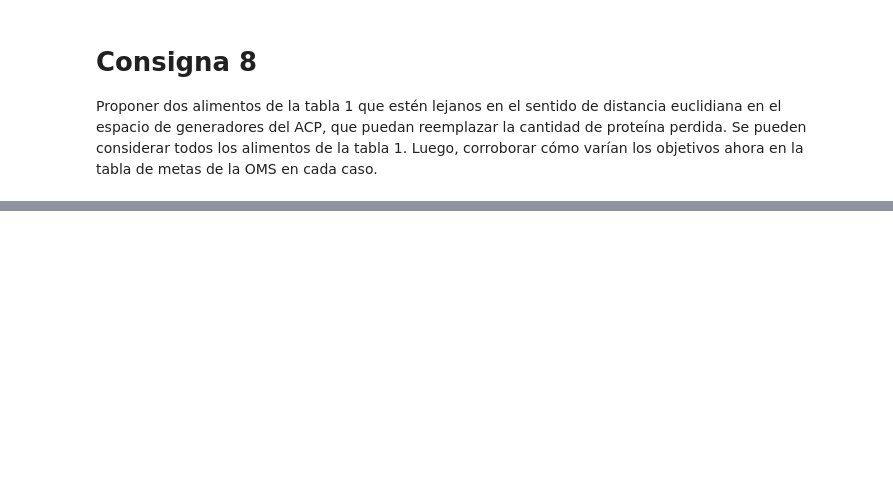
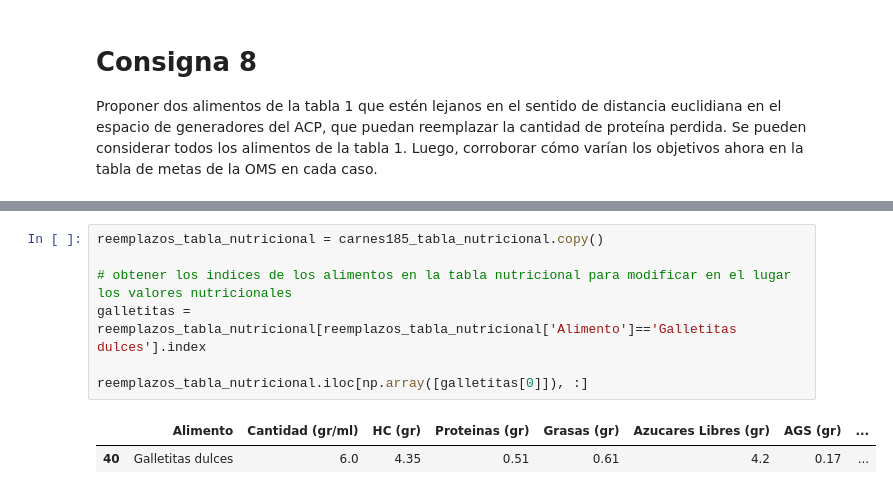
Before and after one commit to pedrobergaglio/algebra-lineal-computacional-2024, a Jupyter notebook: Enunciado TP2 y datos-20240601/Resolución.ipynb, the cells around one changed output, grey strips where cells are left out. Cells and saved outputs as stored; diff of their text form; blank space fills up the shorter version.

```diff
--- a/Enunciado TP2 y datos-20240601/Resolución.ipynb
+++ b/Enunciado TP2 y datos-20240601/Resolución.ipynb
@@ -1398,0 +1431,10 @@ En cuanto al nuevo analisis de la OMS con nuevo consumo de `alimento1` y `alimen
+# %%
+reemplazos_tabla_nutricional = carnes185_tabla_nutricional.copy()
+
+# obtener los indices de los alimentos en la tabla nutricional para modificar en el lugar los valores nutricionales
+galletitas = reemplazos_tabla_nutricional[reemplazos_tabla_nutricional['Alimento']=='Galletitas dulces'].index
+
+reemplazos_tabla_nutricional.iloc[np.array([galletitas[0]]), :]
+# %% [output]
+|  | Alimento | Cantidad (gr/ml) | HC (gr) | Proteinas (gr) | Grasas (gr) | Azucares Libres (gr) | AGS (gr) | ... |
+| 40 | Galletitas dulces | 6.0 | 4.35 | 0.51 | 0.61 | 4.2 | 0.17 | ... |
```
Also changed, not shown: parts of 47 cells of this notebook, 2 other files.
